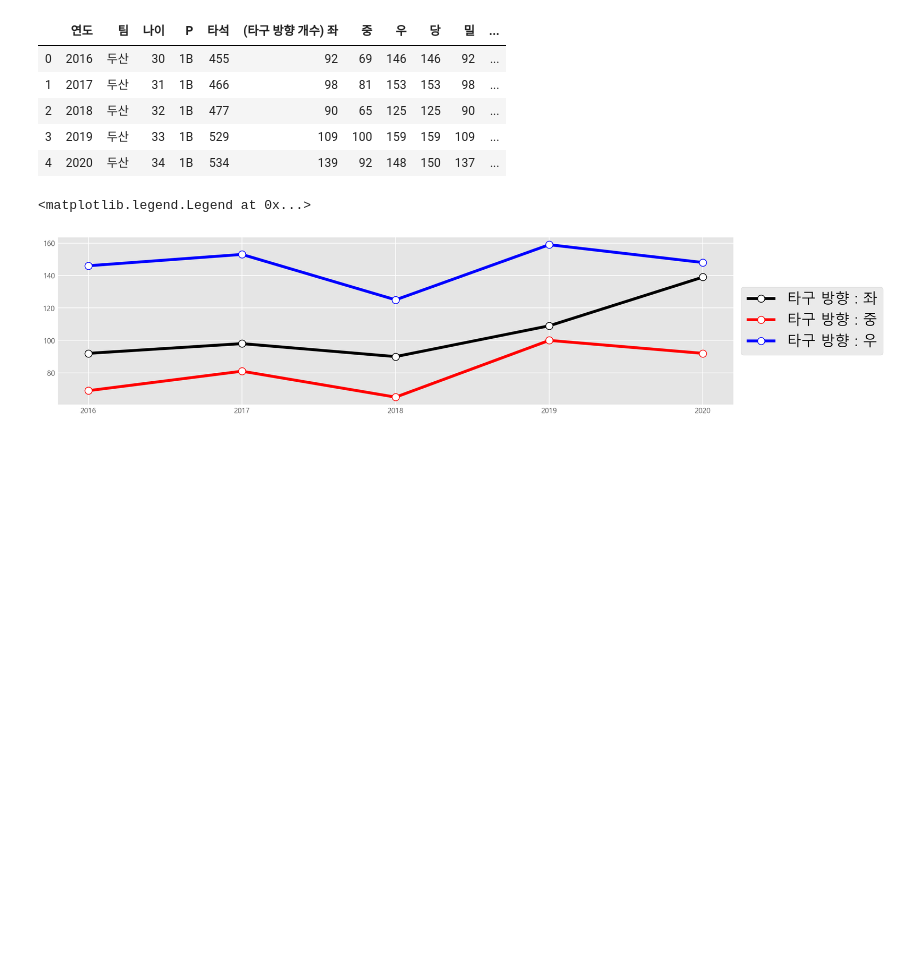
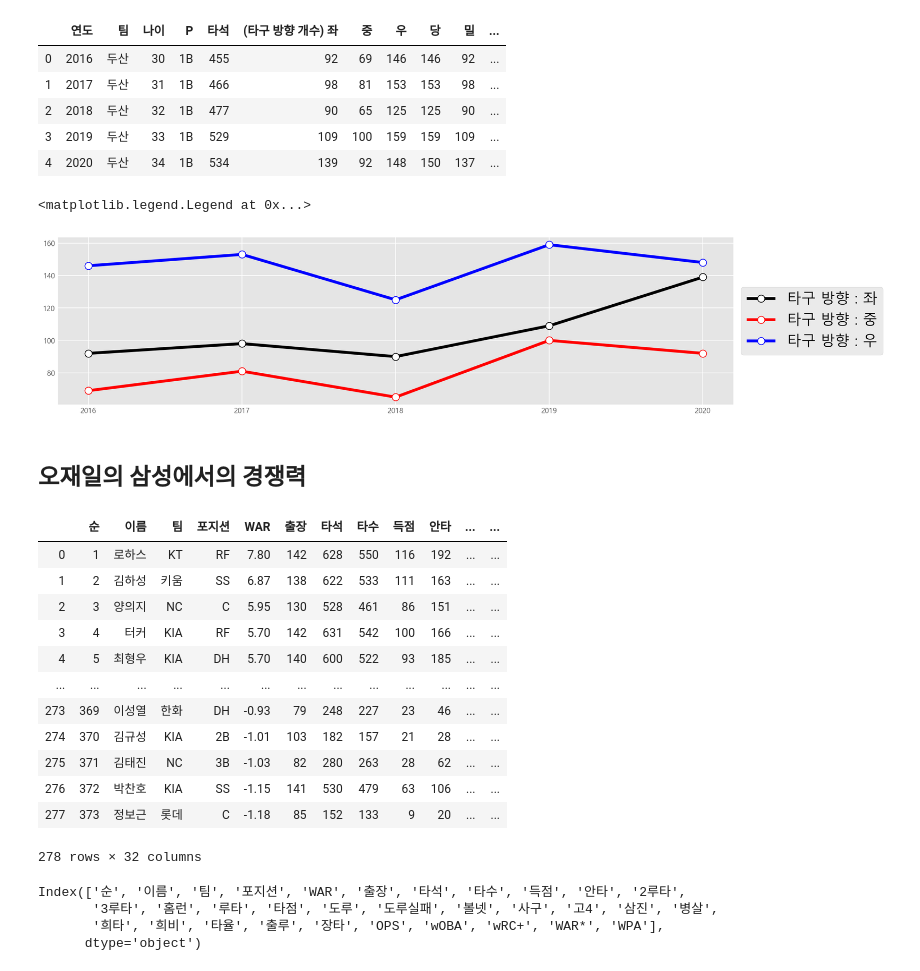
Before and after one commit to jeonprize/KBO-Analysis, a Jupyter notebook: OJL(2).ipynb, the cells around one changed output. Drawn from its saved outputs; the diff is of its cells as text; code cells hidden in the pictures; blank space fills up the shorter version.

```diff
--- a/OJL(2).ipynb
+++ b/OJL(2).ipynb
@@ -314,3 +314,22 @@ plt.legend(loc='center left', bbox_to_anchor = (1, 0.5),fontsize = 20)
 # %% [output]
 <matplotlib.legend.Legend at 0x...>
 [figure]
+# %% [markdown]
+## 오재일의 삼성에서의 경쟁력
+# %%
+kbo_batter_df = pd.read_csv("kbo_20season_batter_data.csv")
+kbo_batter_df
+# %% [output]
+|  | 순 | 이름 | 팀 | 포지션 | WAR | 출장 | 타석 | 타수 | 득점 | 안타 | ... | ... |
+| 0 | 1 | 로하스 | KT | RF | 7.80 | 142 | 628 | 550 | 116 | 192 | ... | ... |
+| 1 | 2 | 김하성 | 키움 | SS | 6.87 | 138 | 622 | 533 | 111 | 163 | ... | ... |
+| 2 | 3 | 양의지 | NC | C | 5.95 | 130 | 528 | 461 | 86 | 151 | ... | ... |
+| 3 | 4 | 터커 | KIA | RF | 5.70 | 142 | 631 | 542 | 100 | 166 | ... | ... |
+| 4 | 5 | 최형우 | KIA | DH | 5.70 | 140 | 600 | 522 | 93 | 185 | ... | ... |
+| ... | ... | ... | ... | ... | ... | ... | ... | ... | ... | ... | ... | ... |
+| 273 | 369 | 이성열 | 한화 | DH | -0.93 | 79 | 248 | 227 | 23 | 46 | ... | ... |
+| 274 | 370 | 김규성 | KIA | 2B | -1.01 | 103 | 182 | 157 | 21 | 28 | ... | ... |
+| 275 | 371 | 김태진 | NC | 3B | -1.03 | 82 | 280 | 263 | 28 | 62 | ... | ... |
+| 276 | 372 | 박찬호 | KIA | SS | -1.15 | 141 | 530 | 479 | 63 | 106 | ... | ... |
+| 277 | 373 | 정보근 | 롯데 | C | -1.18 | 85 | 152 | 133 | 9 | 20 | ... | ... |
+278 rows × 32 columns
@@ -316,0 +338,7 @@ plt.legend(loc='center left', bbox_to_anchor = (1, 0.5),fontsize = 20)
+# %%
+kbo_1B_batter_df.columns
+# %% [output]
+Index(['순', '이름', '팀', '포지션', 'WAR', '출장', '타석', '타수', '득점', '안타', '2루타',
+       '3루타', '홈런', '루타', '타점', '도루', '도루실패', '볼넷', '사구', '고4', '삼진', '병살',
+       '희타', '희비', '타율', '출루', '장타', 'OPS', 'wOBA', 'wRC+', 'WAR*', 'WPA'],
+      dtype='object')
```
Also changed, not shown: parts of 9 cells of this notebook.
